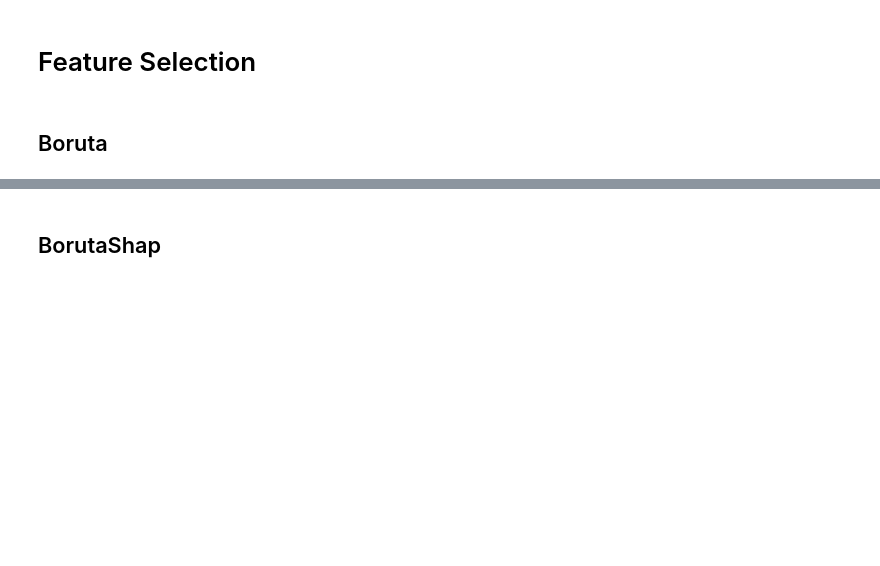
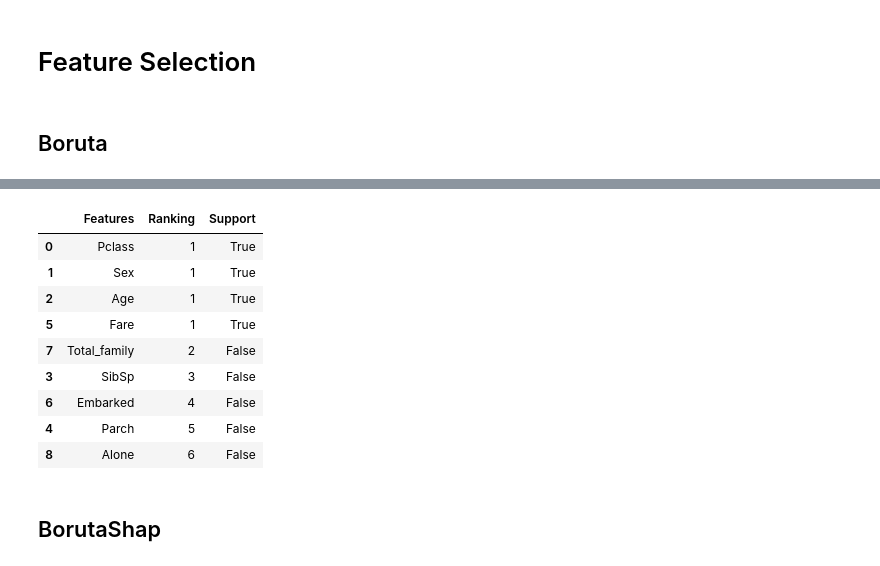
Before and after one commit to Sebasu11/Titanic-Machine-Learning-from-Disaster, a Jupyter notebook: Titanic_Machine_Learning_from_Disaster/02_FrameWork.ipynb, the cells around one changed output, grey strips where cells are left out. Cells and saved outputs as stored; diff of their text form; code cells hidden in the pictures; blank space fills up the shorter version.

```diff
--- a/Titanic_Machine_Learning_from_Disaster/02_FrameWork.ipynb
+++ b/Titanic_Machine_Learning_from_Disaster/02_FrameWork.ipynb
@@ -134,0 +138,6 @@ X_train, X_test, y_train, y_test = train_test_split(X, y,stratify=X["Pclass"], t
+# %%
+rf = RandomForestClassifier(n_jobs=-1, class_weight='balanced', max_depth=5,random_state=42)
+
+feat_selector_boruta = BorutaPy(rf, n_estimators=100, verbose=2, random_state=42)
+# %%
+feat_selector_boruta.fit(X_train.values, y_train.values.ravel())
@@ -135,3 +167,20 @@ X_train, X_test, y_train, y_test = train_test_split(X, y,stratify=X["Pclass"], t
+# %%
+boruta_dict = {"Features":X_train.columns,
+               "Ranking":feat_selector_boruta.ranking_,
+               "Support":feat_selector_boruta.support_}
+# %%
+pd.DataFrame(boruta_dict).sort_values("Ranking")
+# %% [output]
+|  | Features | Ranking | Support |
+| 0 | Pclass | 1 | True |
+| 1 | Sex | 1 | True |
+| 2 | Age | 1 | True |
+| 5 | Fare | 1 | True |
+| 7 | Total_family | 2 | False |
+| 3 | SibSp | 3 | False |
+| 6 | Embarked | 4 | False |
+| 4 | Parch | 5 | False |
+| 8 | Alone | 6 | False |
 # %% [markdown]
 ## BorutaShap
 # %%
```
Also changed, not shown: parts of 16 cells of this notebook, 1 other file.
